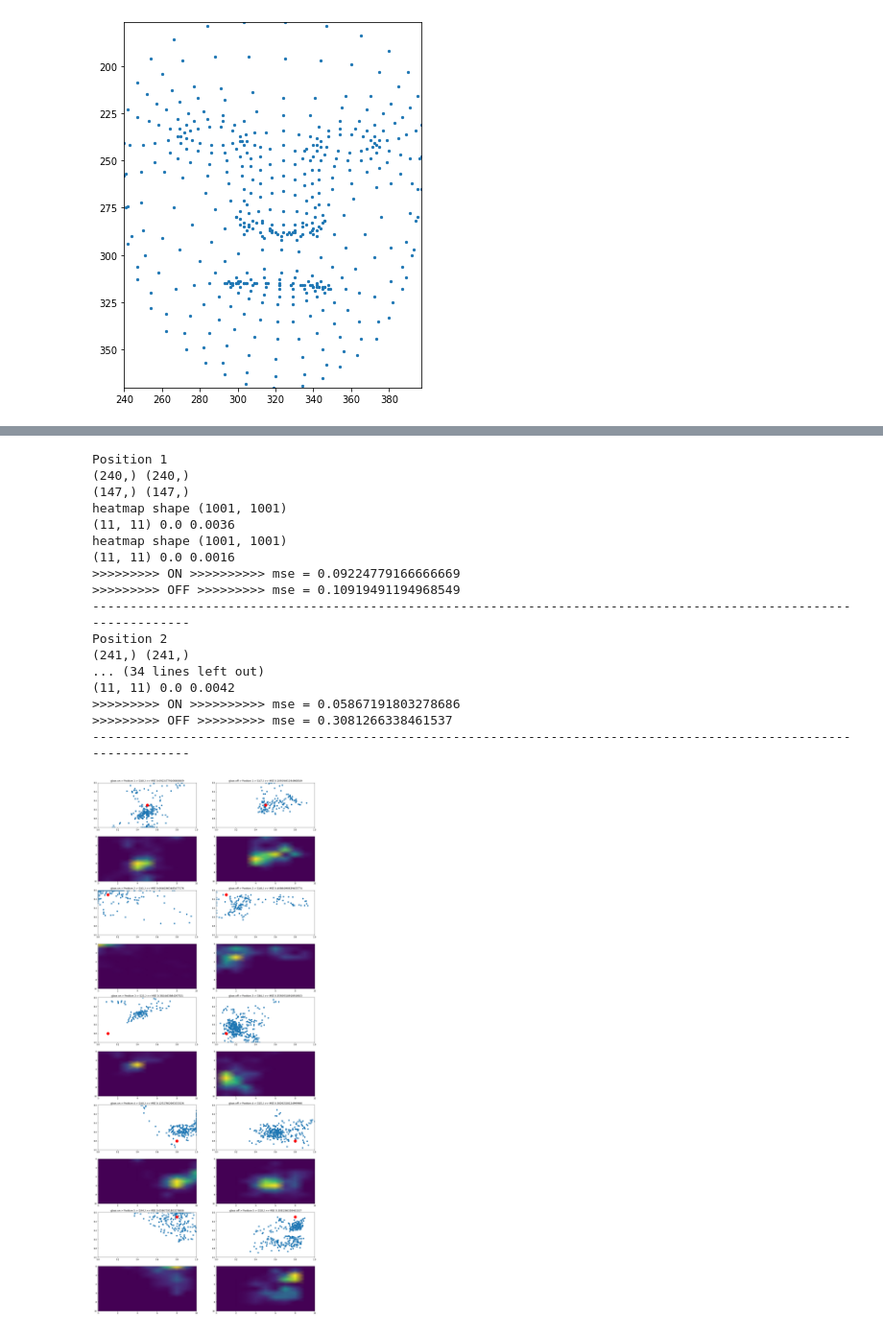
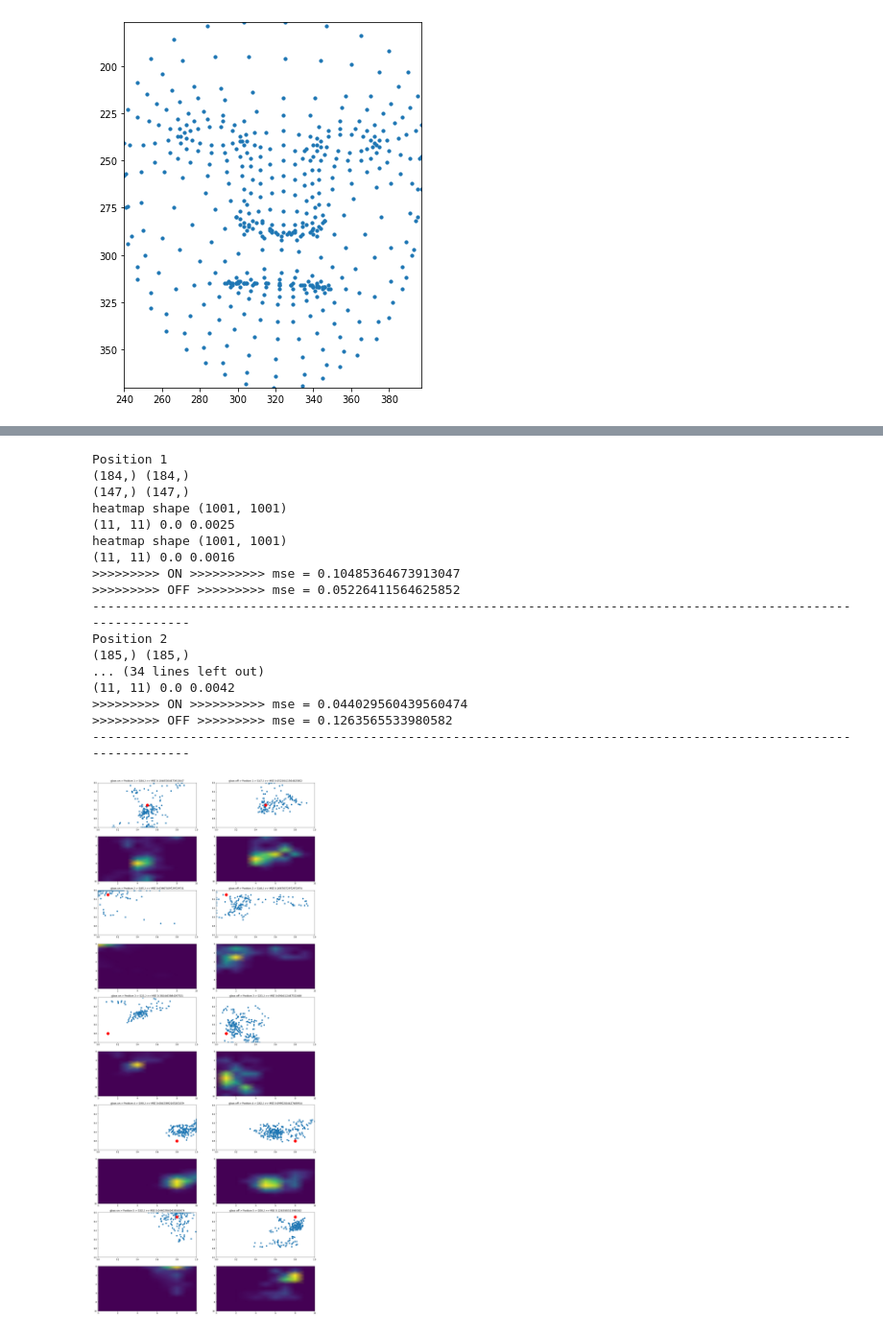
Before and after one commit to arnab-api/AttentionChecker--Student, a Jupyter notebook: Analysis/Real Data/glass_on_off_comparison.ipynb, the cells around one changed output, grey strips where cells are left out. Shown at 96% size. Cells and saved outputs as stored; diff of their text form; code cells hidden in the pictures.

```diff
--- a/Analysis/Real Data/glass_on_off_comparison.ipynb
+++ b/Analysis/Real Data/glass_on_off_comparison.ipynb
@@ -74,7 +74,7 @@ def gaze__processOneSession(gaze_arr, latest = None):
         endtime = getSecondFromTimeStamp(gaze_arr[-1]["timestamp"])
     for gaze in gaze_arr:
         if(latest != None):
-            curr_time = getSecondFromTimeStamp(gaze)
+            curr_time = getSecondFromTimeStamp(gaze["timestamp"])
             if(endtime - curr_time > latest):
                 continue
         xrr.append(gaze["gaze"]["x"])
@@ -124,6 +124,6 @@ plotface(datapoint)
 # %% [output]
 [figure]
 # %%
-xrr, yrr = gaze__processOneSession(session['hdehheeafrlqlylodn58si'])
+xrr, yrr = gaze__processOneSession(session['hdehheeafrlqlylodn58si'], 10)
 xrr.shape, yrr.shape
 # %% [output]
@@ -184,6 +184,7 @@ def calculate_MSE(xrr, yrr, marker_x, marker_y):
 ###################################################################################
 num_person = 2
 num_keys = 5
+time_limit = 15
 ###################################################################################
 
 col_fix = num_person
@@ -197,11 +198,12 @@ for i in range(1, 6):
     glass_on = loadjson_singleSession(session_track['P1'][key])
     glass_off = loadjson_singleSession(session_track['P1_without_glasses'][key])
 
-    on_xrr, on_yrr = gaze__processOneSession(glass_on)
+    on_xrr, on_yrr = gaze__processOneSession(glass_on, time_limit)
     on_mse = calculate_MSE(on_xrr, on_yrr, marker_track[key][0], marker_track[key][1])
+
+    off_xrr, off_yrr = gaze__processOneSession(glass_off, time_limit)
     off_mse = calculate_MSE(off_xrr, off_yrr, marker_track[key][0], marker_track[key][1])
 
-    off_xrr, off_yrr = gaze__processOneSession(glass_off)
     print(key)
     print(on_xrr.shape, on_yrr.shape)
     print(off_xrr.shape, off_yrr.shape)
@@ -213,38 +215,38 @@ for i in range(1, 6):
     sb_plot.set_ylim([0,1])
     sb_plot.invert_yaxis()
     sb_plot.scatter(marker_track[key][0], marker_track[key][1], color='red', s=scle*5)
     sb_plot.title.set_text("glass on > {} > {} >> MSE {}".format(key, on_xrr.shape, on_mse))
 
     sb_plot = ax[2*(i-1), 1]
     sb_plot.scatter(off_xrr, off_yrr, s=scle)
     sb_plot.set_xlim([0,1])
     sb_plot.set_ylim([0,1])
     sb_plot.invert_yaxis()
     sb_plot.scatter(marker_track[key][0], marker_track[key][1], color='red', s=scle*5)
     sb_plot.title.set_text("glass off > {} > {} >> MSE {}".format(key, off_xrr.shape, off_mse))
 
     plotHeatmap(on_xrr, on_yrr, ax[2*(i-1) + 1, 0])
     plotHeatmap(off_xrr, off_yrr, ax[2*(i-1) + 1, 1])
 
     print(">>>>>>>>> ON >>>>>>>>>> mse = {}".format(on_mse))
     print(">>>>>>>>> OFF >>>>>>>>> mse = {}".format(off_mse))
     print("------------------------------------------------------------------------------------------------------------------")
 # %% [output]
 Position 1
-(240,) (240,)
+(184,) (184,)
 (147,) (147,)
 heatmap shape (1001, 1001)
-(11, 11) 0.0 0.0036
+(11, 11) 0.0 0.0025
 heatmap shape (1001, 1001)
 (11, 11) 0.0 0.0016
->>>>>>>>> ON >>>>>>>>>> mse = 0.09224779166666669
->>>>>>>>> OFF >>>>>>>>> mse = 0.10919491194968549
+>>>>>>>>> ON >>>>>>>>>> mse = 0.10485364673913047
+>>>>>>>>> OFF >>>>>>>>> mse = 0.05226411564625852
 ------------------------------------------------------------------------------------------------------------------
 Position 2
-(241,) (241,)
+(185,) (185,)
 ... (34 lines left out)
 (11, 11) 0.0 0.0042
->>>>>>>>> ON >>>>>>>>>> mse = 0.05867191803278686
->>>>>>>>> OFF >>>>>>>>> mse = 0.3081266338461537
+>>>>>>>>> ON >>>>>>>>>> mse = 0.044029560439560474
+>>>>>>>>> OFF >>>>>>>>> mse = 0.1263565533980582
 ------------------------------------------------------------------------------------------------------------------
-[figure, old version]
+[figure, new version]
```
Also changed, not shown: parts of 3 cells of this notebook, 2 other files.
